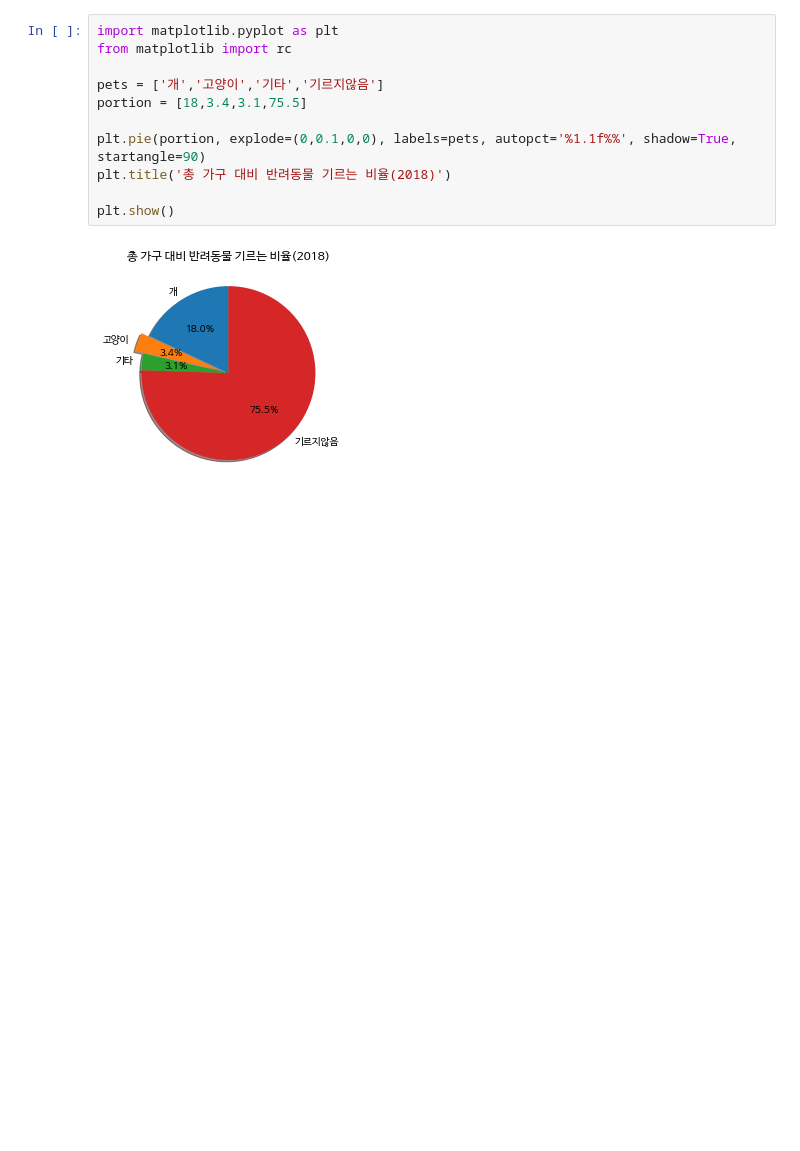
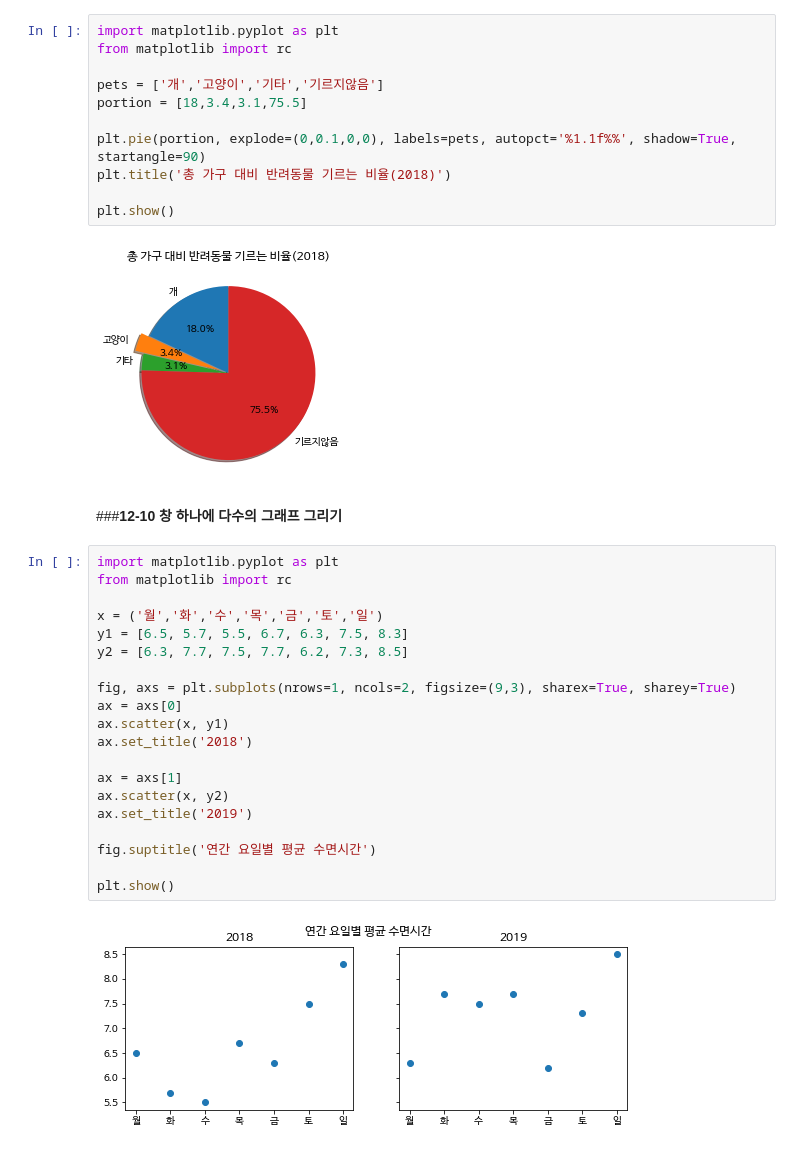
Before and after one commit to sdw1621/python_exercise, a Jupyter notebook: 예제_중심_파이썬_입문_CH12.ipynb, the cells around one changed output. Saved outputs shown, nothing was run; the diff lists cells and outputs as text; blank space fills up the shorter version.

```diff
--- a/예제_중심_파이썬_입문_CH12.ipynb
+++ b/예제_중심_파이썬_입문_CH12.ipynb
@@ -178,3 +178,27 @@ plt.title('총 가구 대비 반려동물 기르는 비율(2018)')
 plt.show()
 # %% [output]
 [figure]
+# %% [markdown]
+###**12-10 창 하나에 다수의 그래프 그리기**
+# %%
+import matplotlib.pyplot as plt
+from matplotlib import rc
+
+x = ('월','화','수','목','금','토','일')
+y1 = [6.5, 5.7, 5.5, 6.7, 6.3, 7.5, 8.3]
+y2 = [6.3, 7.7, 7.5, 7.7, 6.2, 7.3, 8.5]
+
+fig, axs = plt.subplots(nrows=1, ncols=2, figsize=(9,3), sharex=True, sharey=True)
+ax = axs[0]
+ax.scatter(x, y1)
+ax.set_title('2018')
+
+ax = axs[1]
+ax.scatter(x, y2)
+ax.set_title('2019')
+
+fig.suptitle('연간 요일별 평균 수면시간')
+
+plt.show()
+# %% [output]
+[figure, added]
```
Also changed, not shown: parts of 2 cells of this notebook.
